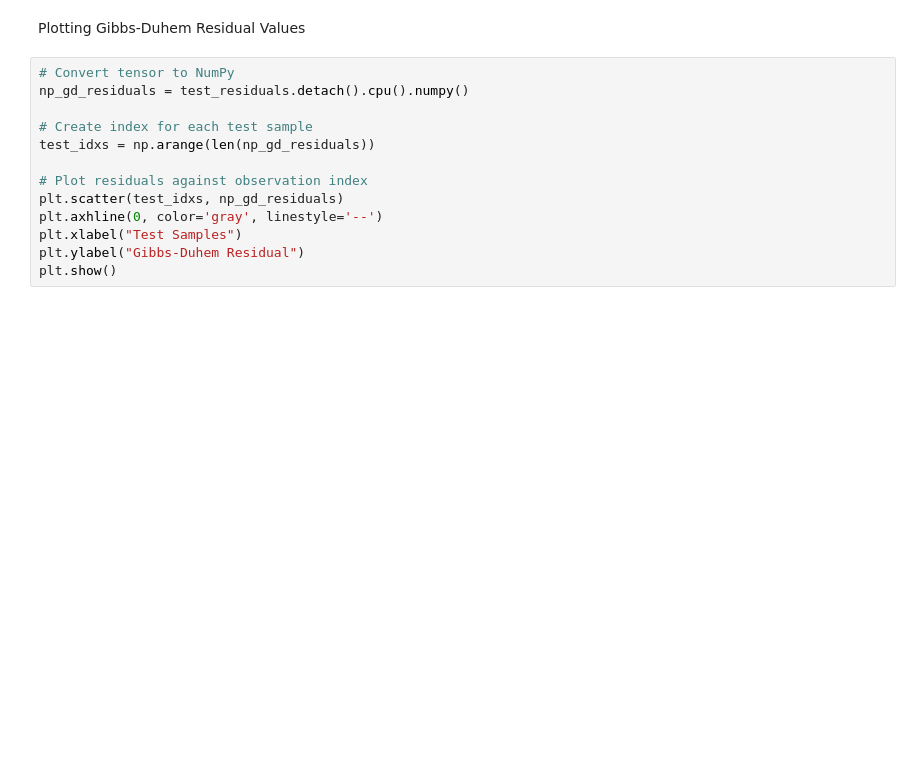
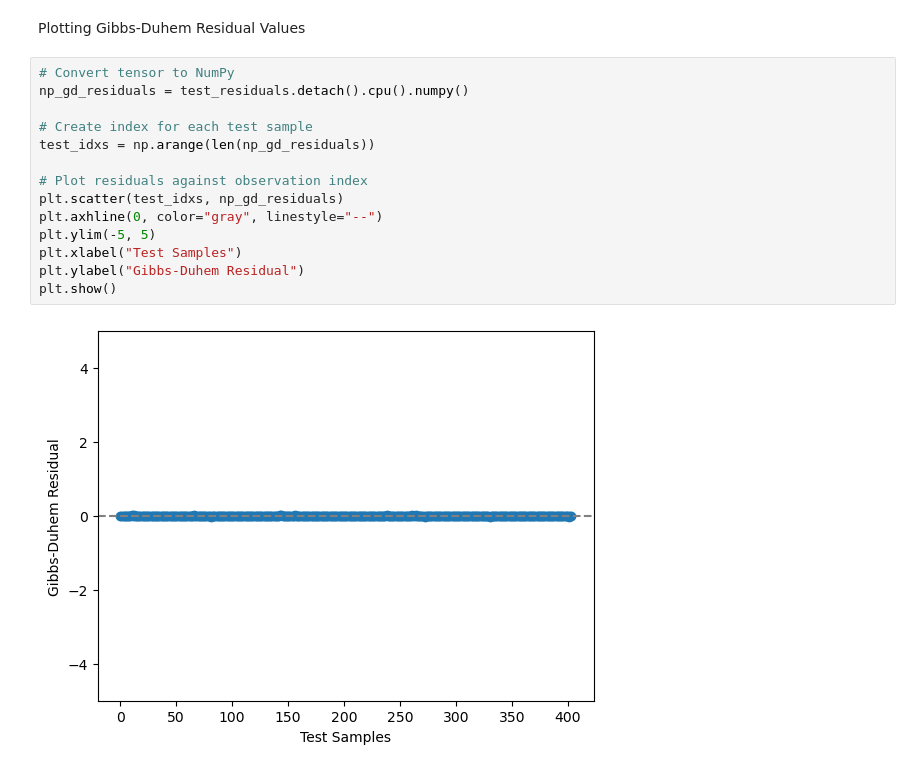
Before and after one commit to ThermoPhase-FCSRG/biofuels-sciml, a Jupyter notebook: notebooks/activity_coefficient_pinn_torch.ipynb, the cells around one changed output. Drawn from its saved outputs; the diff is of its cells as text; blank space fills up the shorter version.

```diff
--- a/notebooks/activity_coefficient_pinn_torch.ipynb
+++ b/notebooks/activity_coefficient_pinn_torch.ipynb
@@ -393,13 +486,16 @@ Plotting Gibbs-Duhem Residual Values
 # %%
 # Convert tensor to NumPy
 np_gd_residuals = test_residuals.detach().cpu().numpy()
 
 # Create index for each test sample
 test_idxs = np.arange(len(np_gd_residuals))
 
 # Plot residuals against observation index
 plt.scatter(test_idxs, np_gd_residuals)
-plt.axhline(0, color='gray', linestyle='--')
+plt.axhline(0, color="gray", linestyle="--")
+plt.ylim(-5, 5)
 plt.xlabel("Test Samples")
 plt.ylabel("Gibbs-Duhem Residual")
 plt.show()
+# %% [output]
+[figure, added]
```
Also changed, not shown: parts of 10 cells of this notebook, 4 other files.
